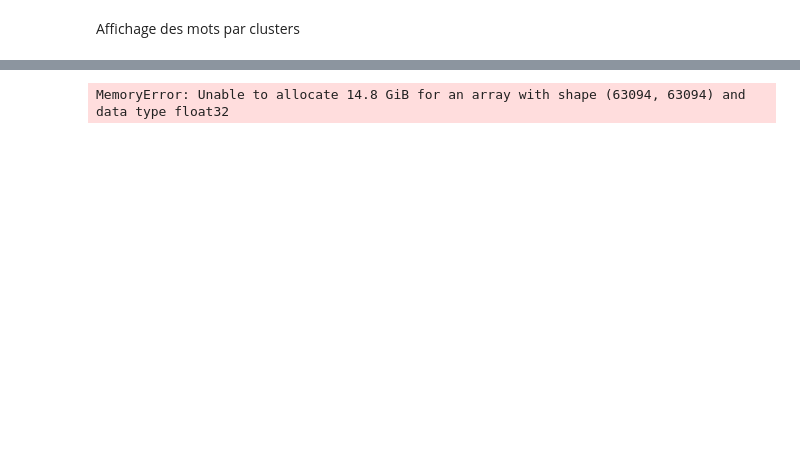
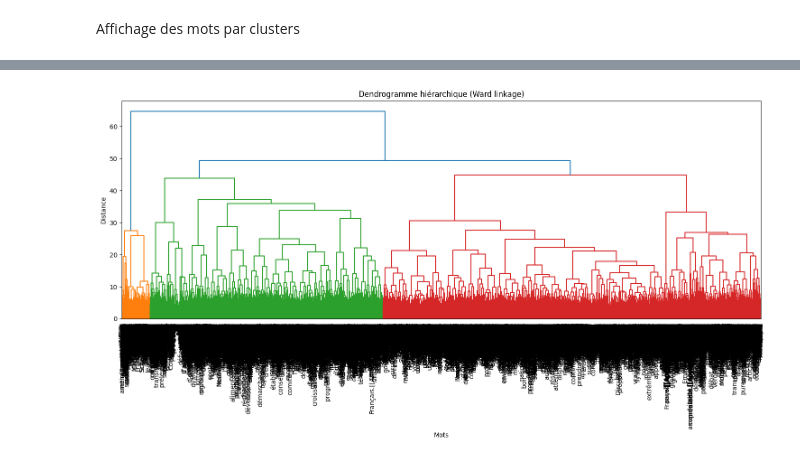
Before and after one commit to lucilebessac/AAD69-synonymie-contextuelle, a Jupyter notebook: clustering_.ipynb, the cells around one changed output, grey strips where cells are left out. Cells and saved outputs as stored; diff of their text form; code cells hidden in the pictures; blank space fills up the shorter version.

```diff
--- a/clustering_.ipynb
+++ b/clustering_.ipynb
@@ -370,21 +376,17 @@ for cluster_id in range(n_clusters):
 # %%
+from scipy.cluster.hierarchy import dendrogram, linkage
 import matplotlib.pyplot as plt
-import seaborn as sns
-from scipy.cluster.hierarchy import dendrogram, linkage
-from sklearn.metrics.pairwise import cosine_distances
 
-# Calculer la matrice de distance (cosinus pour des données de texte)
-distance_matrix = cosine_distances(X_reduced)
+# Création du linkage avec Ward
+Z = linkage(X_reduced_subset, method="ward")
 
-# Créer la hiérarchie avec la méthode de Ward
-Z = linkage(distance_matrix, method='ward')
-
-# Tracer le dendrogramme
-plt.figure(figsize=(15, 10))
-plt.title("Hierarchical Clustering Dendrogram")
-plt.xlabel("Documents")
+# Affichage du dendrogramme
+plt.figure(figsize=(15, 8))
+plt.title("Dendrogramme hiérarchique (Ward linkage)")
+plt.xlabel("Mots")
 plt.ylabel("Distance")
-dendrogram(Z, leaf_rotation=90, leaf_font_size=10)
+dendrogram(Z, labels=most_common_words, leaf_rotation=90, leaf_font_size=10)
+plt.tight_layout()
 plt.show()
 # %% [output]
-MemoryError: Unable to allocate 14.8 GiB for an array with shape (63094, 63094) and data type float32
+[figure, added]
```
Also changed, not shown: parts of 14 cells of this notebook.
